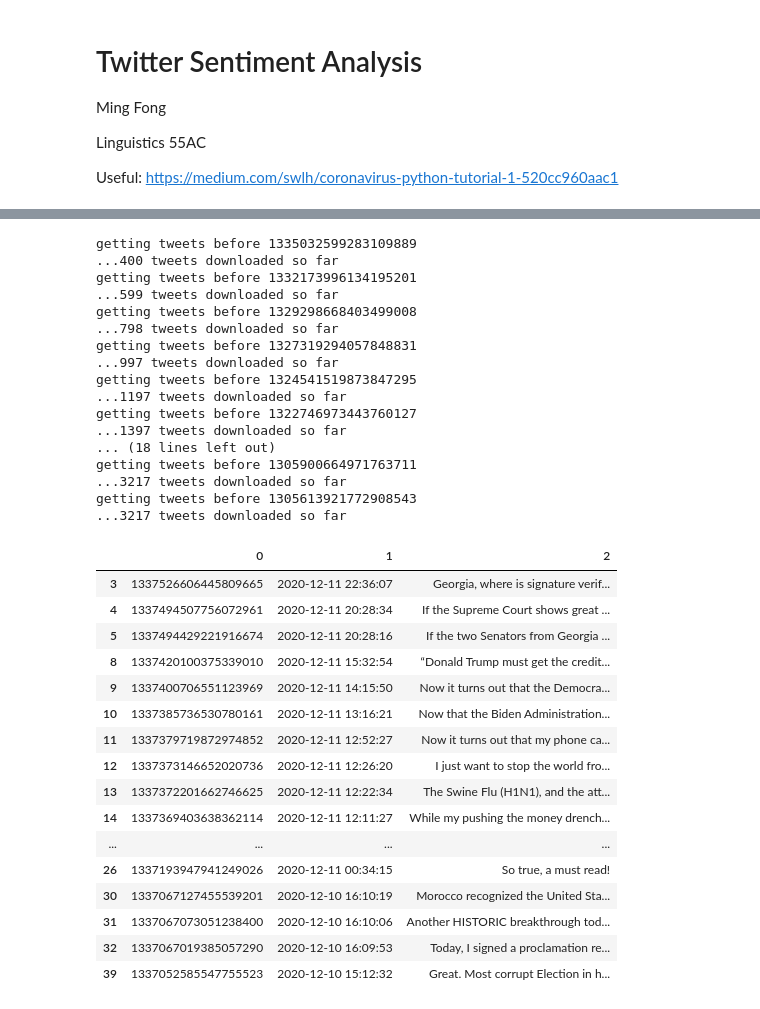
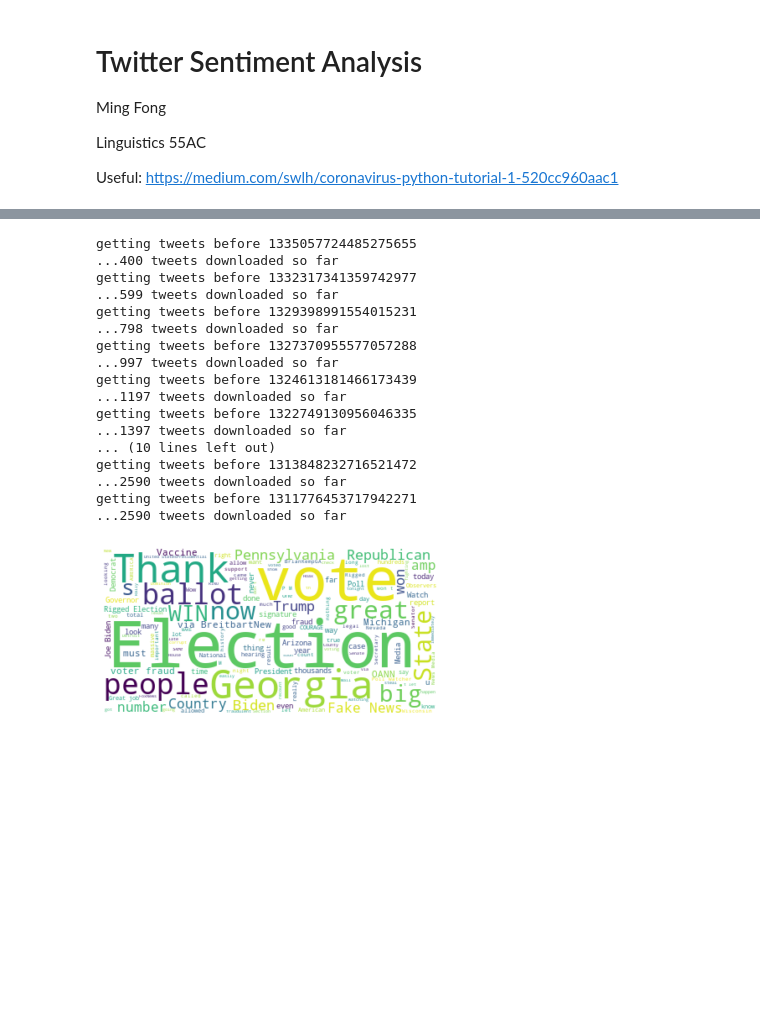
Before and after one commit to evilpegasus/twitter-sentiment-analysis, a Jupyter notebook: twitter_sentiment.ipynb, the cells around one changed output, grey strips where cells are left out. Saved outputs shown, nothing was run; the diff lists cells and outputs as text; code cells hidden in the pictures; blank space fills up the shorter version.

Commit message:
wordclouds

```diff
--- a/twitter_sentiment.ipynb
+++ b/twitter_sentiment.ipynb
@@ -65,49 +83,53 @@ def get_all_tweets(screen_name):
 
     return outtweets
 # %%
-df = pd.DataFrame(get_all_tweets("realDonaldTrump"))
+data = pd.DataFrame(get_all_tweets("realDonaldTrump"))
 # %% [output]
-getting tweets before 1335032599283109889
+getting tweets before 1335057724485275655
 ...400 tweets downloaded so far
-getting tweets before 1332173996134195201
+getting tweets before 1332317341359742977
 ...599 tweets downloaded so far
-getting tweets before 1329298668403499008
+getting tweets before 1329398991554015231
 ...798 tweets downloaded so far
-getting tweets before 1327319294057848831
+getting tweets before 1327370955577057288
 ...997 tweets downloaded so far
-getting tweets before 1324541519873847295
+getting tweets before 1324613181466173439
 ...1197 tweets downloaded so far
-getting tweets before 1322746973443760127
+getting tweets before 1322749130956046335
 ...1397 tweets downloaded so far
-... (18 lines left out)
-getting tweets before 1305900664971763711
-...3217 tweets downloaded so far
-getting tweets before 1305613921772908543
-...3217 tweets downloaded so far
+... (10 lines left out)
+getting tweets before 1313848232716521472
+...2590 tweets downloaded so far
+getting tweets before 1311776453717942271
+...2590 tweets downloaded so far
 # %%
+df = data.copy()
+df.columns = ["id", "date", "text"]
 # Remove links
-df[2] = [re.sub(r'http\S+', '', str(x)) for x in df[2]]
+df["text"] = [re.sub(r'https?://\S+', '', str(x)) for x in df["text"]]
 # Remove Retweets
-df = df[~df[2].str.startswith("RT @")]
-df[2] = df[2].replace("", np.nan)
-df = df.dropna(subset = [2])
+df = df[~df["text"].str.startswith("RT @")]
+df["text"] = df["text"].replace("", np.nan)
+df = df.dropna(subset = ["text"])
+
+# Remove non alphanumeric characters
+# df["text"] = [" ".join(re.sub("(@[A-Za-z0-9]+)|([^0-9A-Za-z \t]) |(\w+:\/\/\S+)", " ", x).split()) for x in df["text"]]
-# %%
-df.head(20)
-# %% [output]
-|  | 0 | 1 | 2 |
-| 3 | 1337526606445809665 | 2020-12-11 22:36:07 | Georgia, where is signature verif... |
-| 4 | 1337494507756072961 | 2020-12-11 20:28:34 | If the Supreme Court shows great ... |
-| 5 | 1337494429221916674 | 2020-12-11 20:28:16 | If the two Senators from Georgia ... |
-| 8 | 1337420100375339010 | 2020-12-11 15:32:54 | “Donald Trump must get the credit... |
-| 9 | 1337400706551123969 | 2020-12-11 14:15:50 | Now it turns out that the Democra... |
-| 10 | 1337385736530780161 | 2020-12-11 13:16:21 | Now that the Biden Administration... |
-| 11 | 1337379719872974852 | 2020-12-11 12:52:27 | Now it turns out that my phone ca... |
-| 12 | 1337373146652020736 | 2020-12-11 12:26:20 | I just want to stop the world fro... |
-| 13 | 1337372201662746625 | 2020-12-11 12:22:34 | The Swine Flu (H1N1), and the att... |
-| 14 | 1337369403638362114 | 2020-12-11 12:11:27 | While my pushing the money drench... |
-| ... | ... | ... | ... |
-| 26 | 1337193947941249026 | 2020-12-11 00:34:15 | So true, a must read! |
-| 30 | 1337067127455539201 | 2020-12-10 16:10:19 | Morocco recognized the United Sta... |
-| 31 | 1337067073051238400 | 2020-12-10 16:10:06 | Another HISTORIC breakthrough tod... |
-| 32 | 1337067019385057290 | 2020-12-10 16:09:53 | Today, I signed a proclamation re... |
-| 39 | 1337052585547755523 | 2020-12-10 15:12:32 | Great. Most corrupt Election in h... |
+# %%
+# Sentiment score for each tweet
+df["sentiment"] = [TextBlob(text).sentiment.polarity for text in df["text"]]
+# %%
+post_election = df[df["date"] >= "2020-11-3"]
+pre_election = df[df["date"] < "2020-11-3"]
+# %%
+stopwords = set(STOPWORDS)
+stopwords.update(["will"])
+
+# Post-election wordcloud
+post_wordcloud = WordCloud(stopwords = stopwords, background_color="white").generate(" ".join(post_election["text"].tolist()))
+post_wordcloud.to_file("images/post_wordcloud.png")
+
+plt.imshow(post_wordcloud, interpolation='bilinear')
+plt.axis("off")
+plt.show()
+# %% [output]
+[figure, added]
```
Also changed, not shown: parts of 3 cells of this notebook, 4 other files.
